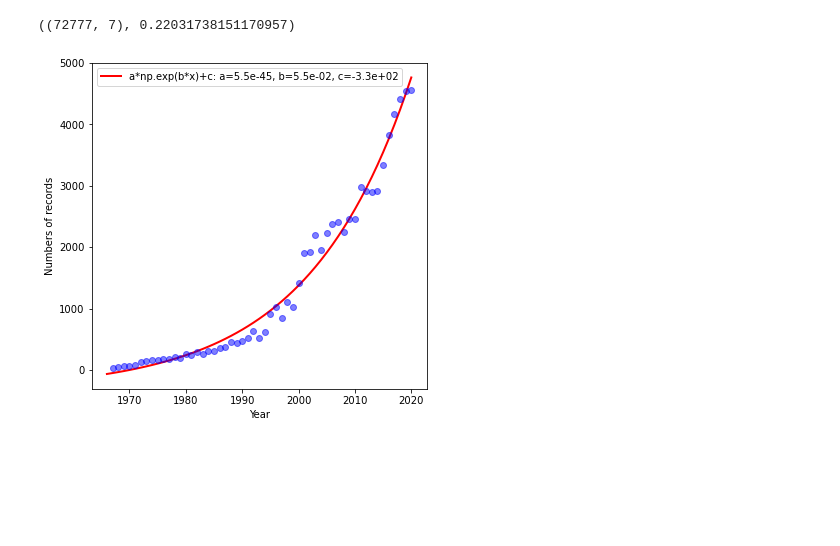
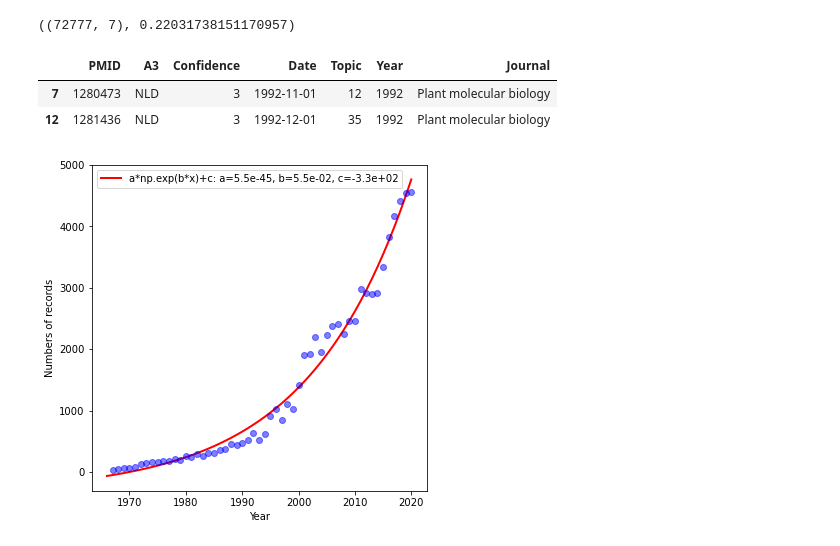
Before and after one commit to ShiuLab/plant_sci_hist, a Jupyter notebook: 9_wrap_up/script_9_3a_suggested_analysis_1.ipynb, the cells around one changed output. Saved outputs shown, nothing was run; the diff lists cells and outputs as text; code cells hidden in the pictures; blank space fills up the shorter version.

```diff
--- a/9_wrap_up/script_9_3a_suggested_analysis_1.ipynb
+++ b/9_wrap_up/script_9_3a_suggested_analysis_1.ipynb
@@ -77,3 +77,10 @@ ci_j17 = ci_j[ci_j['Journal'].isin(psj17)]
 ci_j17.shape, ci_j17.shape[0] / ci_j.shape[0]
 # %% [output]
 ((72777, 7), 0.22031738151170957)
+# %%
+ci_j17.to_csv(dir92 / 'ci_j17.tsv', sep='\t', index=False)
+ci_j17.head(2)
+# %% [output]
+|  | PMID | A3 | Confidence | Date | Topic | Year | Journal |
+| 7 | 1280473 | NLD | 3 | 1992-11-01 | 12 | 1992 | Plant molecular biology |
+| 12 | 1281436 | NLD | 3 | 1992-12-01 | 35 | 1992 | Plant molecular biology |
```
Also changed, not shown: parts of 1 cell of this notebook, 2 other files.
